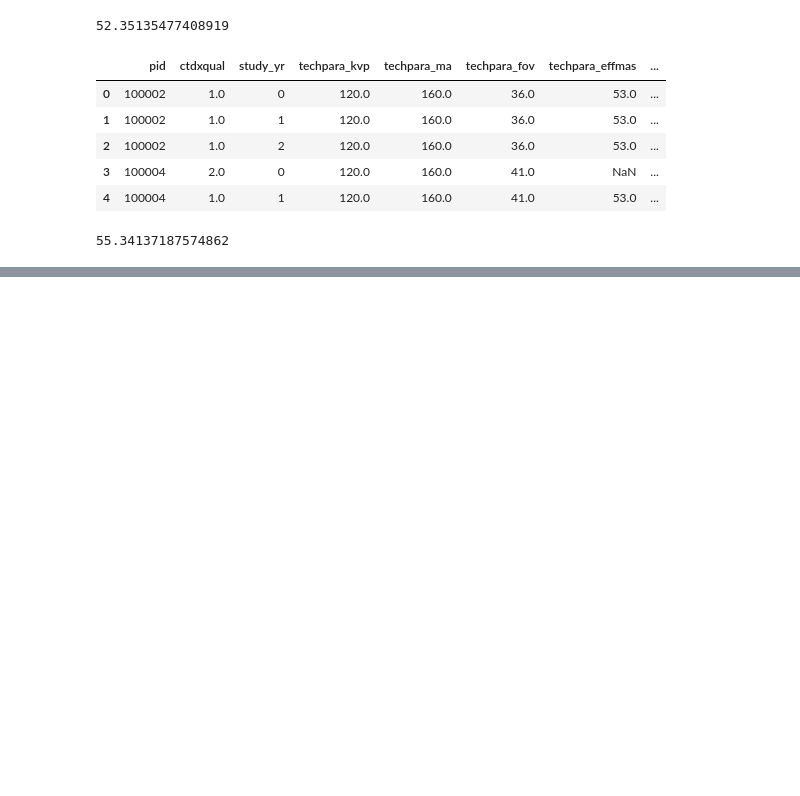
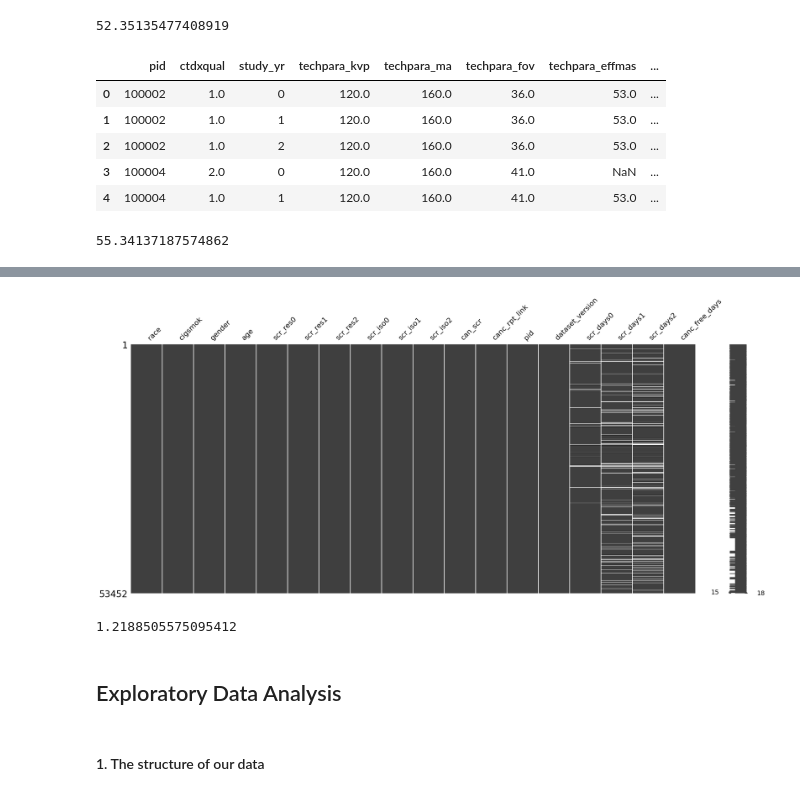
Before and after one commit to Desmondonam/Lung_cancer_Prediction, a Jupyter notebook: Lung_cancer_ML.ipynb, the cells around one changed output, grey strips where cells are left out. Saved outputs shown, nothing was run; the diff lists cells and outputs as text; code cells hidden in the pictures; blank space fills up the shorter version.

```diff
--- a/Lung_cancer_ML.ipynb
+++ b/Lung_cancer_ML.ipynb
@@ -108,0 +175,4 @@ print(total_missing_percentage)
+# %%
+columns_to_drop = ['loclhil', 'locllow', 'loclup', 'locrhil', 'locrlow', 'locrmid', 'locunk', 'locrup', 'locoth', 'locmed', 'loclmsb', 'locrmsb', 'loccar', 'loclin','lesionsize', 'de_type', 'de_grade', 'de_stag', 'cancyr', 'candx_days', 'de_stag_7thed' ]
+# %%
+data = data.drop(columns_to_drop, axis=1)
@@ -108,0 +188,14 @@ print(total_missing_percentage)
+# %%
+msno.matrix(data)
+plt.show()
+# %% [output]
+[figure, added]
+# %%
+total_missing_percentage = data.isnull().sum().sum() / (data.shape[0] * data.shape[1]) * 100
+print(total_missing_percentage)
+# %% [output]
+1.2188505575095412
+# %% [markdown]
+## Exploratory Data Analysis
+# %% [markdown]
+#### 1. The structure of our data
```
Also changed, not shown: parts of 28 cells of this notebook.
